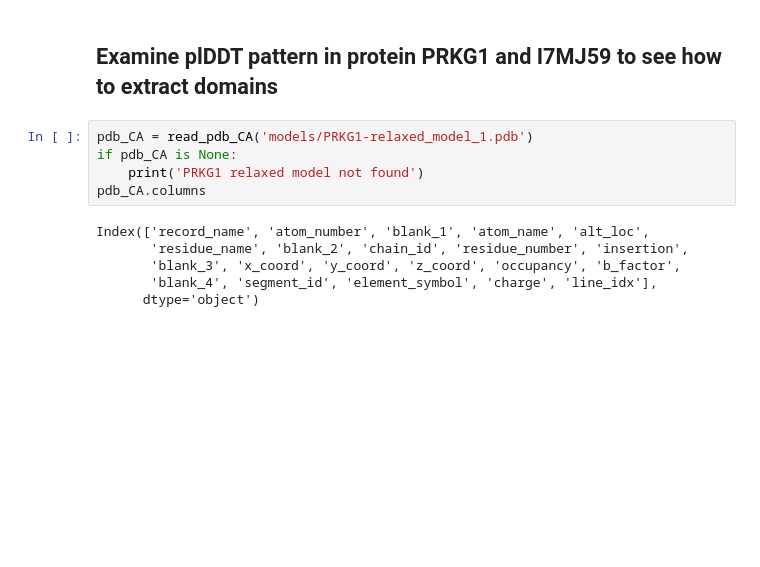
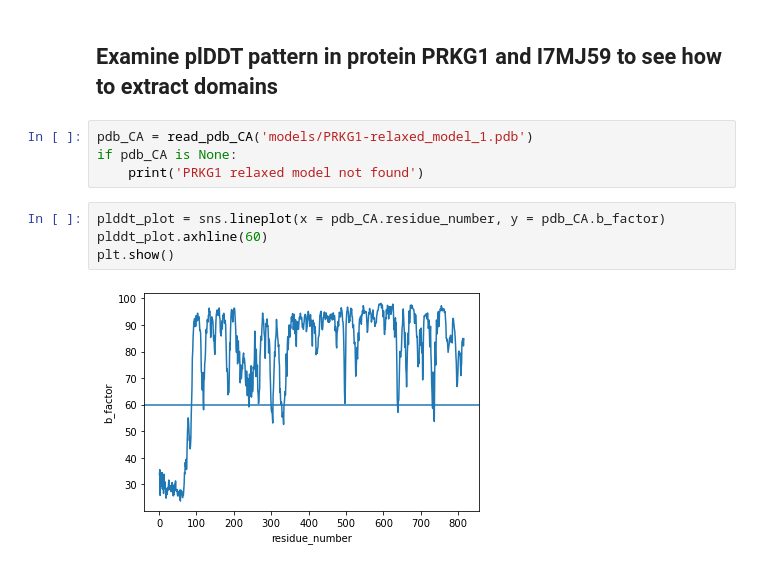
Before and after one commit to epenning/crosslinking, a Jupyter notebook: compare_crosslinks.ipynb, the cells around one changed output. Drawn from its saved outputs; the diff is of its cells as text; blank space fills up the shorter version.

```diff
--- a/compare_crosslinks.ipynb
+++ b/compare_crosslinks.ipynb
@@ -182,10 +180,9 @@ intra_XL_counts[intra_XL_counts['af_relaxed_XL_count'].notnull()]
 pdb_CA = read_pdb_CA('models/PRKG1-relaxed_model_1.pdb')
 if pdb_CA is None:
     print('PRKG1 relaxed model not found')
-pdb_CA.columns
-# %% [output]
-Index(['record_name', 'atom_number', 'blank_1', 'atom_name', 'alt_loc',
-       'residue_name', 'blank_2', 'chain_id', 'residue_number', 'insertion',
-       'blank_3', 'x_coord', 'y_coord', 'z_coord', 'occupancy', 'b_factor',
-       'blank_4', 'segment_id', 'element_symbol', 'charge', 'line_idx'],
-      dtype='object')
+# %%
+plddt_plot = sns.lineplot(x = pdb_CA.residue_number, y = pdb_CA.b_factor)
+plddt_plot.axhline(60)
+plt.show()
+# %% [output]
+[figure, added]
```
Also changed, not shown: parts of 14 cells of this notebook, 3 other files.
